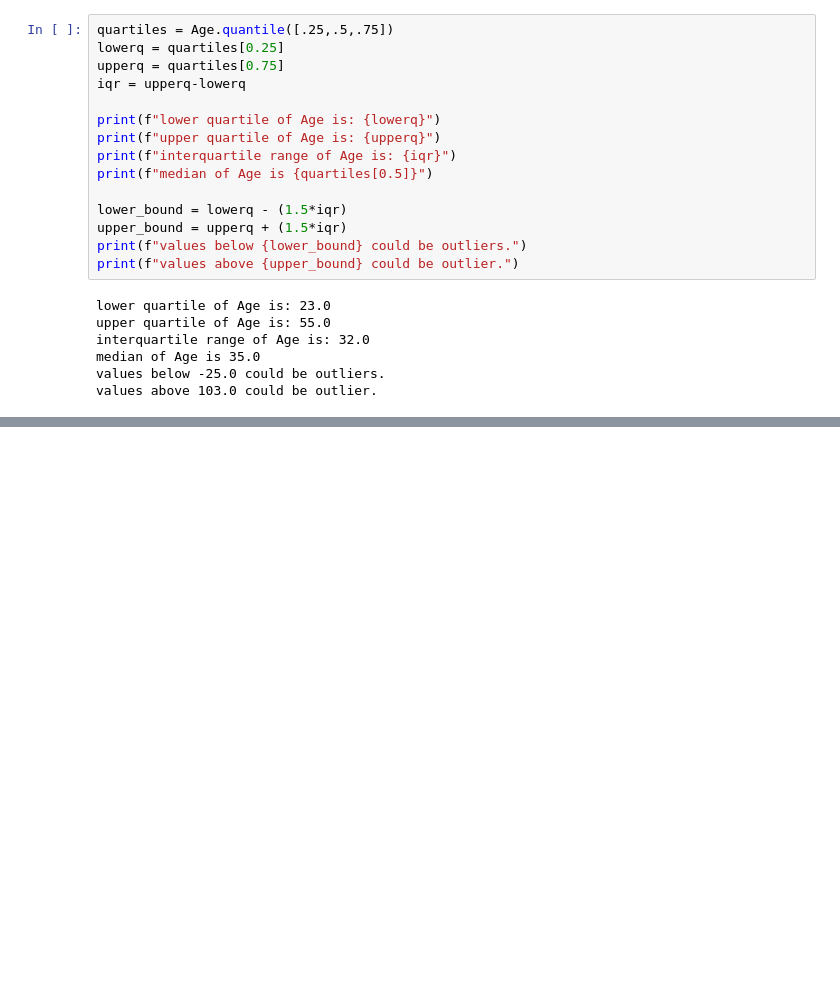
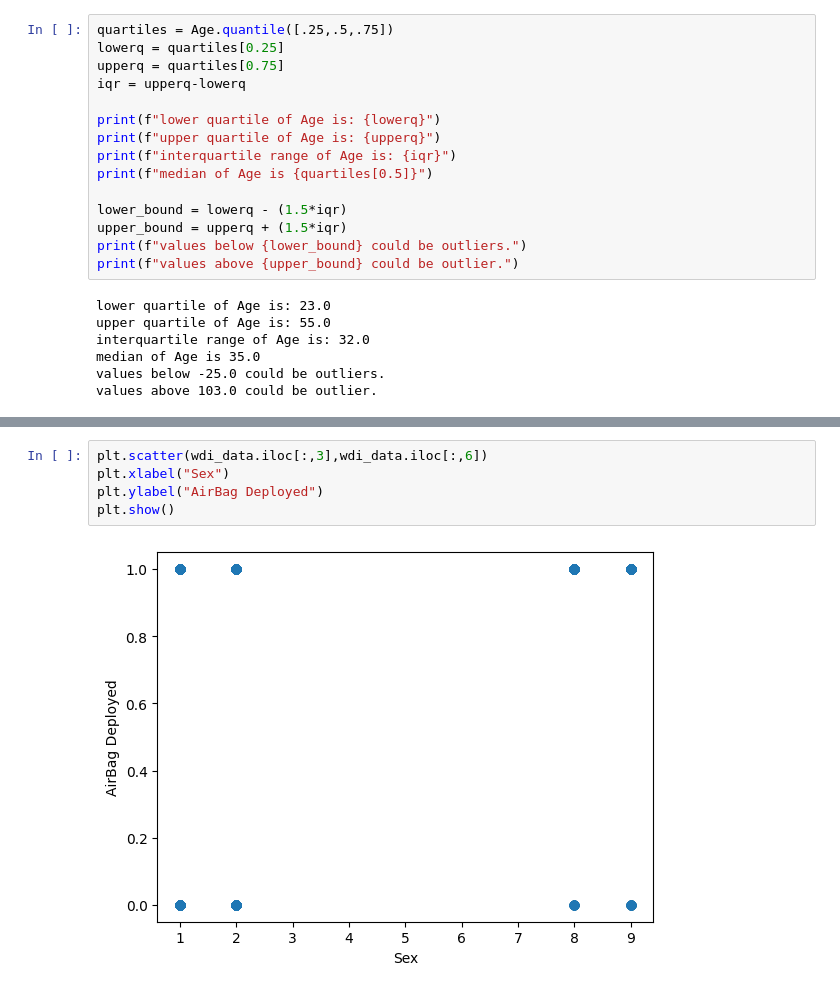
Before and after one commit to dcheung0720/Data-Wizards-1, a Jupyter notebook: People_Involved.ipynb, the cells around one changed output, grey strips where cells are left out. Saved outputs shown, nothing was run; the diff lists cells and outputs as text; blank space fills up the shorter version.

```diff
--- a/People_Involved.ipynb
+++ b/People_Involved.ipynb
@@ -142,0 +163,7 @@ values above 103.0 could be outlier.
+# %%
+plt.scatter(wdi_data.iloc[:,3],wdi_data.iloc[:,6])
+plt.xlabel("Sex")
+plt.ylabel("AirBag Deployed")
+plt.show()
+# %% [output]
+[figure, added]
```
Also changed, not shown: parts of 7 cells of this notebook.
